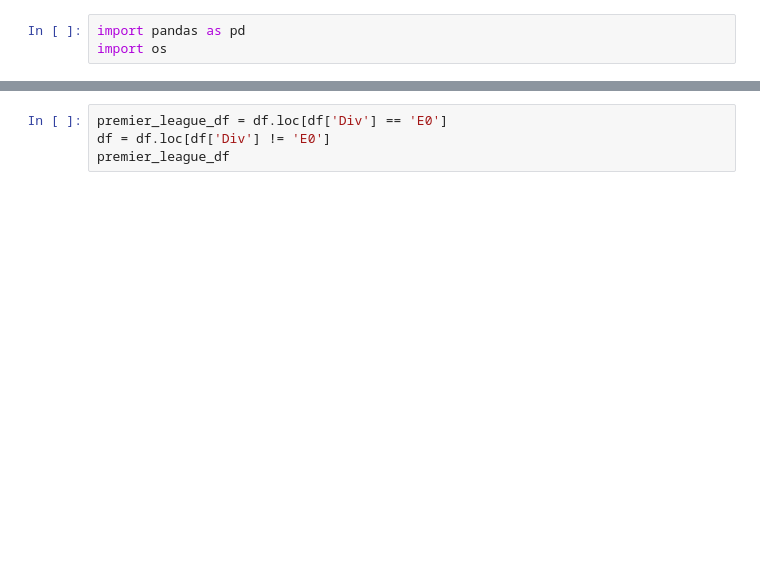
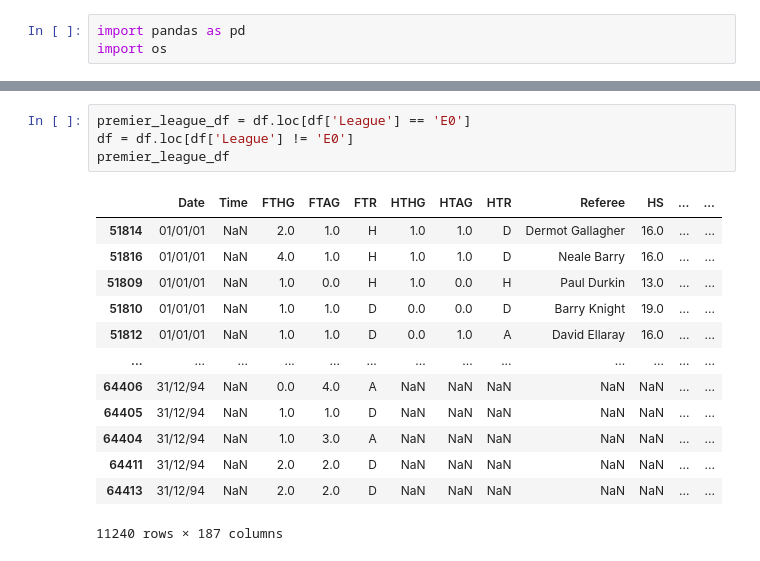
Before and after one commit to MatejFrnka/ScalableML-project, a Jupyter notebook: clean_data.ipynb, the cells around one changed output, grey strips where cells are left out. Cells and saved outputs as stored; diff of their text form; blank space fills up the shorter version.

```diff
--- a/clean_data.ipynb
+++ b/clean_data.ipynb
@@ -100,4 +117,18 @@ Unnamed: 53 : 250201
 # %%
-premier_league_df = df.loc[df['Div'] == 'E0']
-df = df.loc[df['Div'] != 'E0']
+premier_league_df = df.loc[df['League'] == 'E0']
+df = df.loc[df['League'] != 'E0']
 premier_league_df
+# %% [output]
+|  | Date | Time | FTHG | FTAG | FTR | HTHG | HTAG | HTR | Referee | HS | ... | ... |
+| 51814 | 01/01/01 | NaN | 2.0 | 1.0 | H | 1.0 | 1.0 | D | Dermot Gallagher | 16.0 | ... | ... |
+| 51816 | 01/01/01 | NaN | 4.0 | 1.0 | H | 1.0 | 1.0 | D | Neale Barry | 16.0 | ... | ... |
+| 51809 | 01/01/01 | NaN | 1.0 | 0.0 | H | 1.0 | 0.0 | H | Paul Durkin | 13.0 | ... | ... |
+| 51810 | 01/01/01 | NaN | 1.0 | 1.0 | D | 0.0 | 0.0 | D | Barry Knight | 19.0 | ... | ... |
+| 51812 | 01/01/01 | NaN | 1.0 | 1.0 | D | 0.0 | 1.0 | A | David Ellaray | 16.0 | ... | ... |
+| ... | ... | ... | ... | ... | ... | ... | ... | ... | ... | ... | ... | ... |
+| 64406 | 31/12/94 | NaN | 0.0 | 4.0 | A | NaN | NaN | NaN | NaN | NaN | ... | ... |
+| 64405 | 31/12/94 | NaN | 1.0 | 1.0 | D | NaN | NaN | NaN | NaN | NaN | ... | ... |
+| 64404 | 31/12/94 | NaN | 1.0 | 3.0 | A | NaN | NaN | NaN | NaN | NaN | ... | ... |
+| 64411 | 31/12/94 | NaN | 2.0 | 2.0 | D | NaN | NaN | NaN | NaN | NaN | ... | ... |
+| 64413 | 31/12/94 | NaN | 2.0 | 2.0 | D | NaN | NaN | NaN | NaN | NaN | ... | ... |
+11240 rows × 187 columns
```
Also changed, not shown: parts of 10 cells of this notebook, 35 other files.
